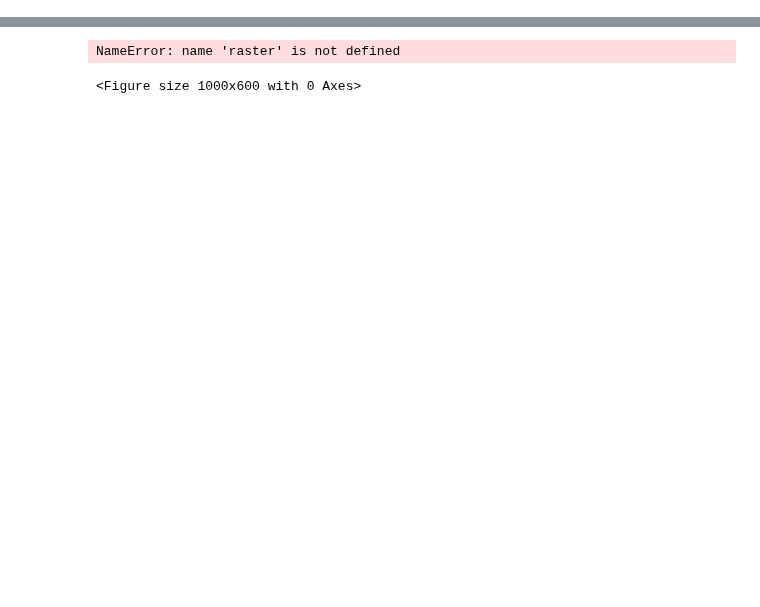
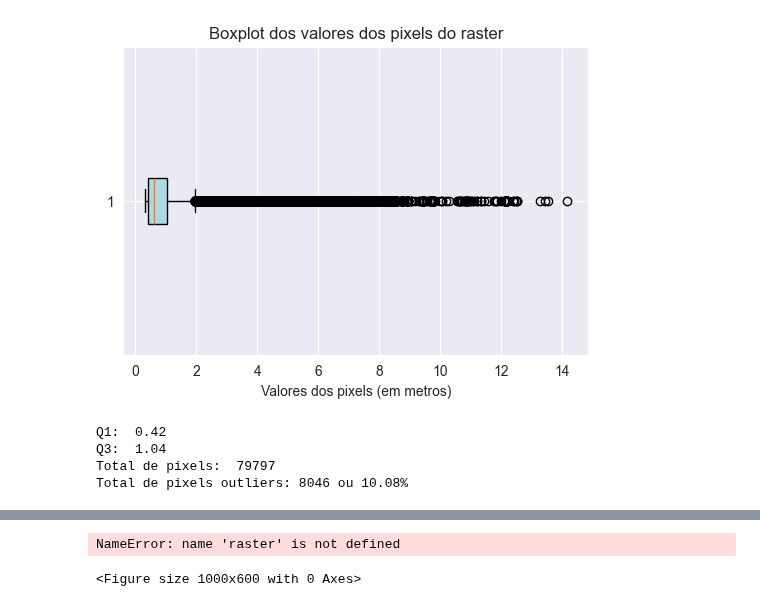
Before and after one commit to marcelof314/SP_urban_flooding, a Jupyter notebook: 05 Raster preparation.ipynb, the cells around one changed output, grey strips where cells are left out. Cells and saved outputs as stored; diff of their text form; code cells hidden in the pictures; blank space fills up the shorter version.

```diff
--- a/05 Raster preparation.ipynb
+++ b/05 Raster preparation.ipynb
@@ -72,0 +78,12 @@ with rasterio.open(arquivo_raster) as src:
+# %%
+# Transformar o raster em uma lista de valores (1D) para criar o boxplot
+pixel_values = banda1_filtrada.flatten()
+
+# Criar o boxplot
+plt.figure(figsize=(6, 4))
+plt.boxplot(pixel_values, vert=False, patch_artist=True, boxprops=dict(facecolor='lightblue'))
+plt.title("Boxplot dos valores dos pixels do raster")
+plt.xlabel("Valores dos pixels (em metros)")
+plt.show()
+# %% [output]
+[figure, added]
@@ -72,0 +103,11 @@ with rasterio.open(arquivo_raster) as src:
+# %%
+# Exibir os valores que foram marcados como outliers
+#print("Valores outliers:", banda1_filtrada[detect_outliers(banda1_filtrada)])
+pixel_outliers = banda1_filtrada[detect_outliers(banda1_filtrada)]
+print('Total de pixels: ', len(pixel_values))
+print(f'Total de pixels outliers: {len(pixel_outliers)} ou {len(pixel_outliers)/len(pixel_values)*100:.2f}%')
+# %% [output]
+Q1:  0.42
+Q3:  1.04
+Total de pixels:  79797
+Total de pixels outliers: 8046 ou 10.08%
```
Also changed, not shown: parts of 6 cells of this notebook.
